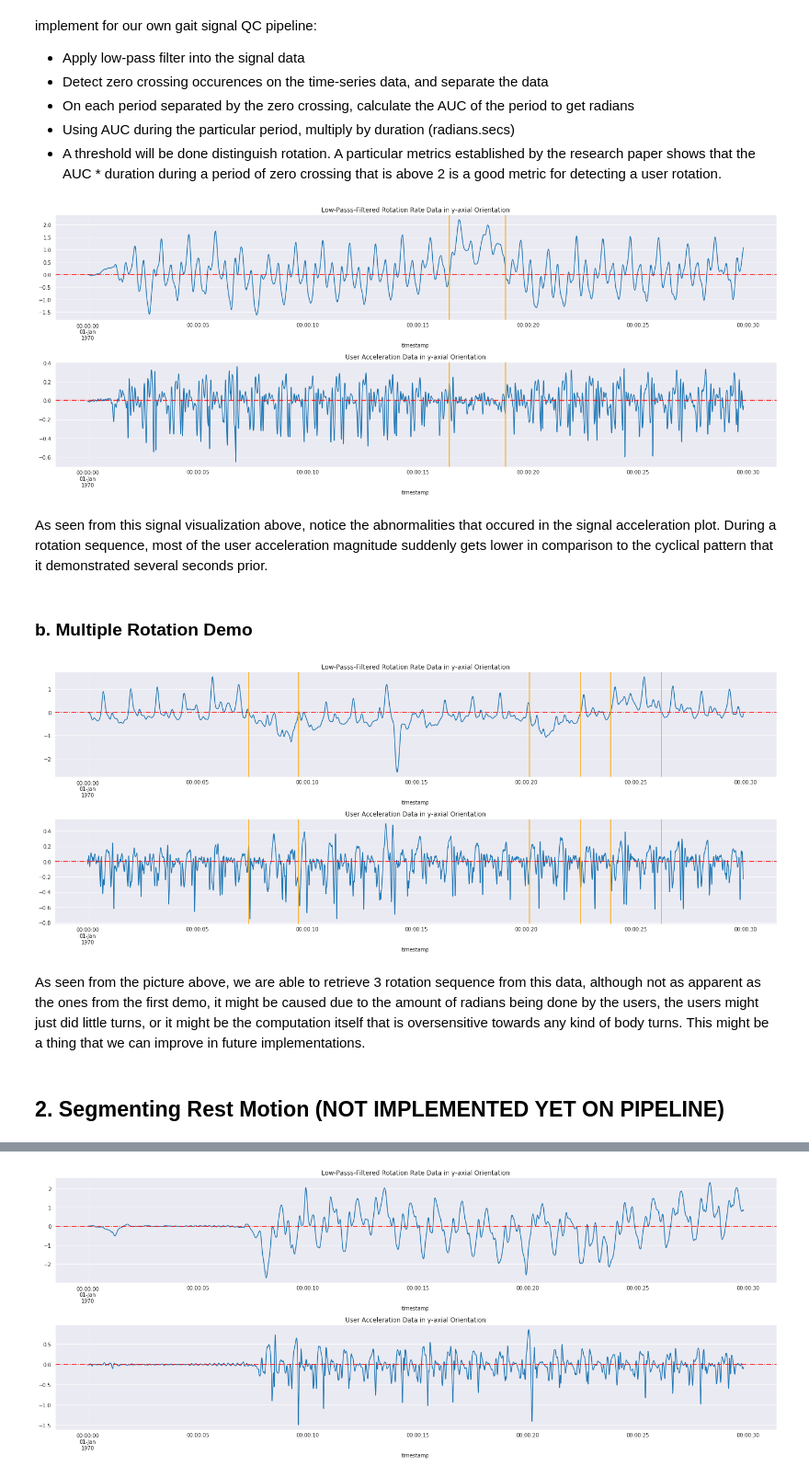
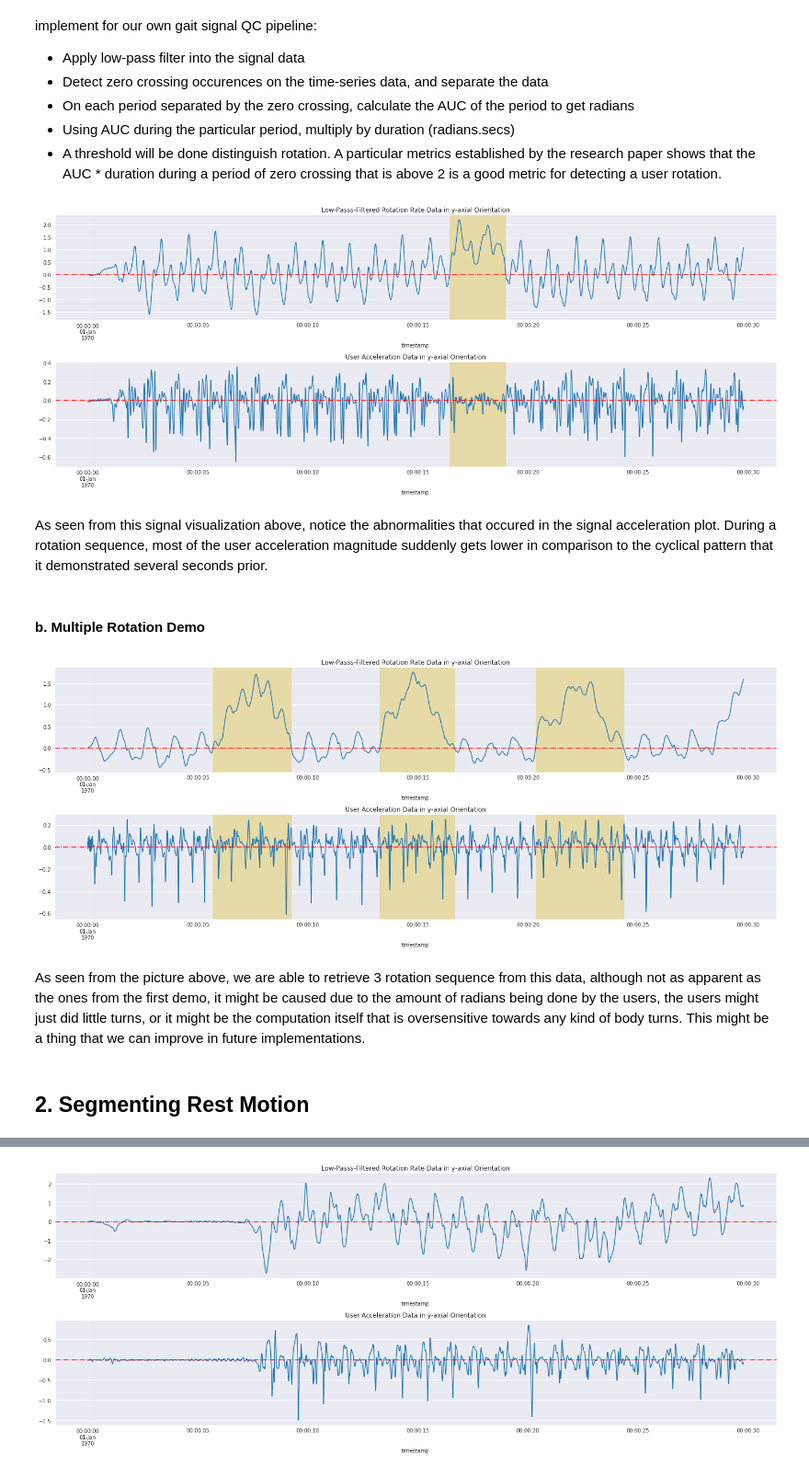
Before and after one commit to arytontediarjo/mpower-gait-analysis, a Jupyter notebook: notebooks/01.pipeline-QC.ipynb, the cells around one changed output, grey strips where cells are left out. Shown at 92% size. Cells and saved outputs as stored; diff of their text form; code cells hidden in the pictures.

Commit message:
fixed notebookson pipeline qc

```diff
--- a/notebooks/01.pipeline-QC.ipynb
+++ b/notebooks/01.pipeline-QC.ipynb
@@ -129,22 +148,22 @@ Per the reseach paper published by [name], to recognize rotational movement, her
 filepath = path_data["walk_motion.json_pathfile"].iloc[2]
 gyro = gf.get_sensor_data(filepath, "rotationRate")
 accel = gf.get_sensor_data(filepath, "userAcceleration")
-plot(accel,gyro)
+plot_rotation(accel,gyro)
 # %% [output]
-[figure, old version]
+[figure, new version]
 # %% [markdown]
 As seen from this signal visualization above, notice the abnormalities that occured in the signal acceleration plot. During a rotation sequence, most of the user acceleration magnitude suddenly gets lower in comparison to the cyclical pattern that it demonstrated several seconds prior.
 # %% [markdown]
-### b. Multiple Rotation Demo
+#### b. Multiple Rotation Demo
 # %%
-filepath = path_data["walk_motion.json_pathfile"].iloc[50]
+filepath = path_data["walk_motion.json_pathfile"].iloc[-2]
 gyro = gf.get_sensor_data(filepath, "rotationRate")
 accel = gf.get_sensor_data(filepath, "userAcceleration")
-plot(accel,gyro)
+plot_rotation(accel,gyro)
 # %% [output]
-[figure, old version]
+[figure, new version]
 # %% [markdown]
 As seen from the picture above, we are able to retrieve 3 rotation sequence from this data, although not as apparent as the ones from the first demo, it might be caused due to the amount of radians being done by the users, the users might just did little turns, or it might be the computation itself that is oversensitive towards any kind of body turns. This might be a thing that we can improve in future implementations.
 # %% [markdown]
-## 2. Segmenting Rest Motion (NOT IMPLEMENTED YET ON PIPELINE)
+## 2. Segmenting Rest Motion
 # %% [markdown]
```
Also changed, not shown: parts of 30 cells of this notebook.
